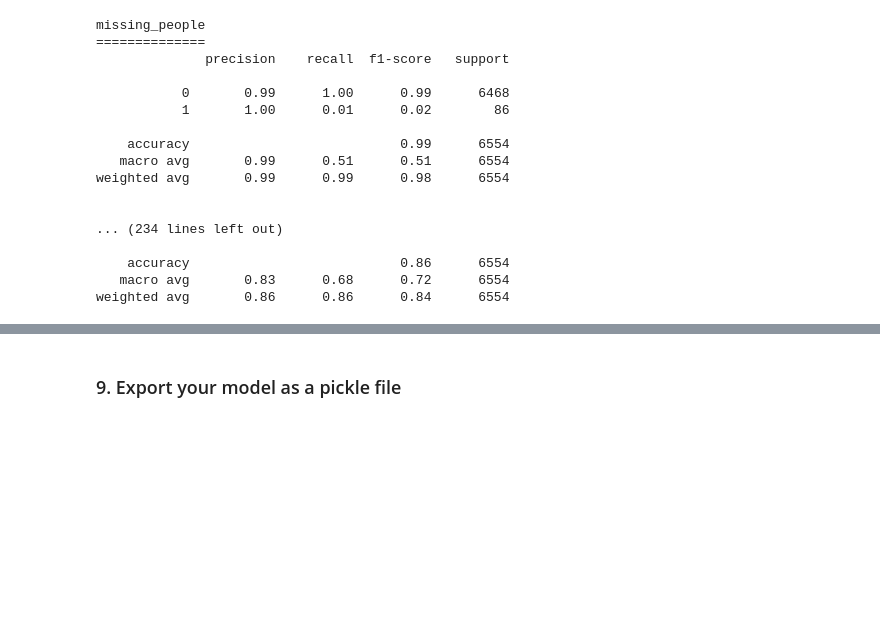
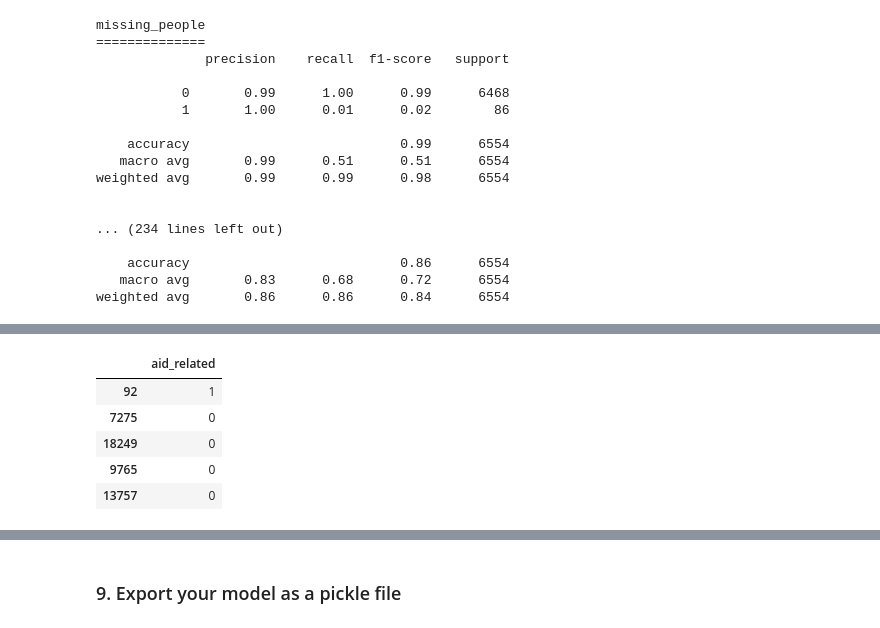
Before and after one commit to rickatx/message_response_pipeline, a Jupyter notebook: ML_Pipeline_Preparation.ipynb, the cells around one changed output, grey strips where cells are left out. Saved outputs shown, nothing was run; the diff lists cells and outputs as text; code cells hidden in the pictures; blank space fills up the shorter version.

```diff
--- a/ML_Pipeline_Preparation.ipynb
+++ b/ML_Pipeline_Preparation.ipynb
@@ -687,0 +812,9 @@ weighted avg       0.86      0.86      0.84      6554
+# %%
+Y_train2[['aid_related']].head()
+# %% [output]
+|  | aid_related |
+| 92 | 1 |
+| 7275 | 0 |
+| 18249 | 0 |
+| 9765 | 0 |
+| 13757 | 0 |
```
Also changed, not shown: parts of 68 cells of this notebook.
